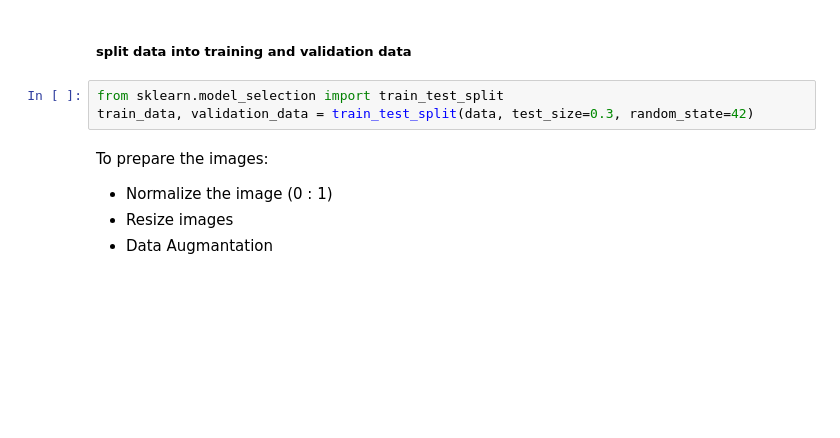
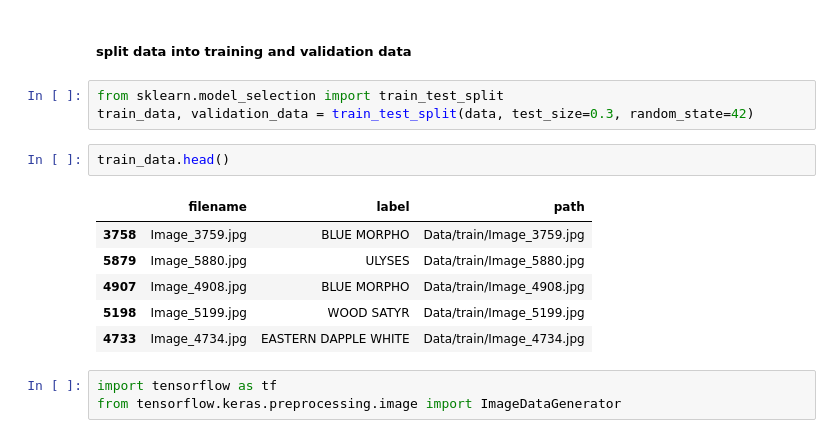
Before and after one commit to amrkld/Butterfly_Classification_ComputerVision_Kaggle, a Jupyter notebook: butterflies classification model.ipynb, the cells around one changed output. Cells and saved outputs as stored; diff of their text form; blank space fills up the shorter version.

Commit message:
Data augmentation and preparation

```diff
--- a/butterflies classification model.ipynb
+++ b/butterflies classification model.ipynb
@@ -81,8 +81,15 @@ Image mode: RGB
 # %%
 from sklearn.model_selection import train_test_split
 train_data, validation_data = train_test_split(data, test_size=0.3, random_state=42)
-# %% [markdown]
-To prepare the images:
-- Normalize the image (0 : 1)
-- Resize images
-- Data Augmantation
+# %%
+train_data.head()
+# %% [output]
+|  | filename | label | path |
+| 3758 | Image_3759.jpg | BLUE MORPHO | Data/train/Image_3759.jpg |
+| 5879 | Image_5880.jpg | ULYSES | Data/train/Image_5880.jpg |
+| 4907 | Image_4908.jpg | BLUE MORPHO | Data/train/Image_4908.jpg |
+| 5198 | Image_5199.jpg | WOOD SATYR | Data/train/Image_5199.jpg |
+| 4733 | Image_4734.jpg | EASTERN DAPPLE WHITE | Data/train/Image_4734.jpg |
+# %%
+import tensorflow as tf
+from tensorflow.keras.preprocessing.image import ImageDataGenerator
```
Also changed, not shown: parts of 2 cells of this notebook.
